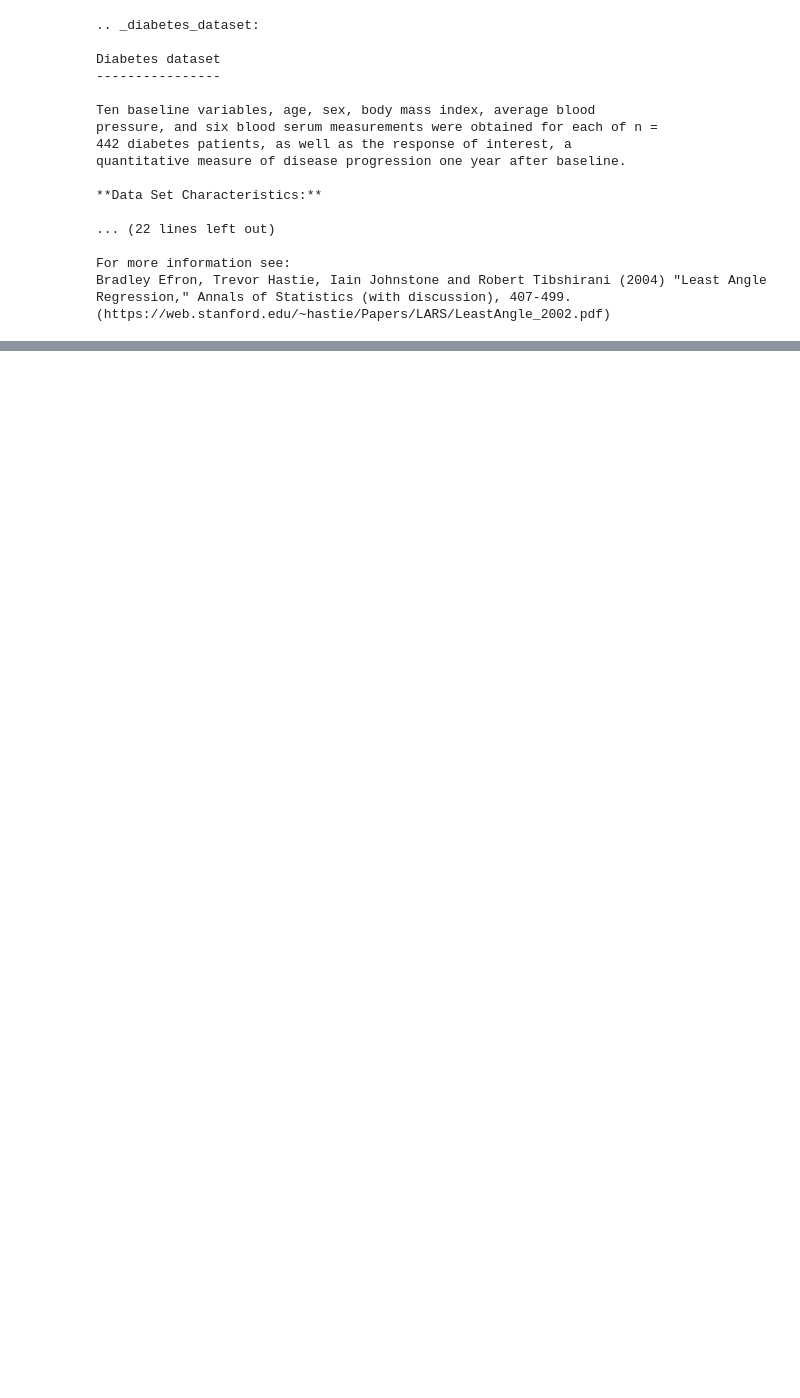
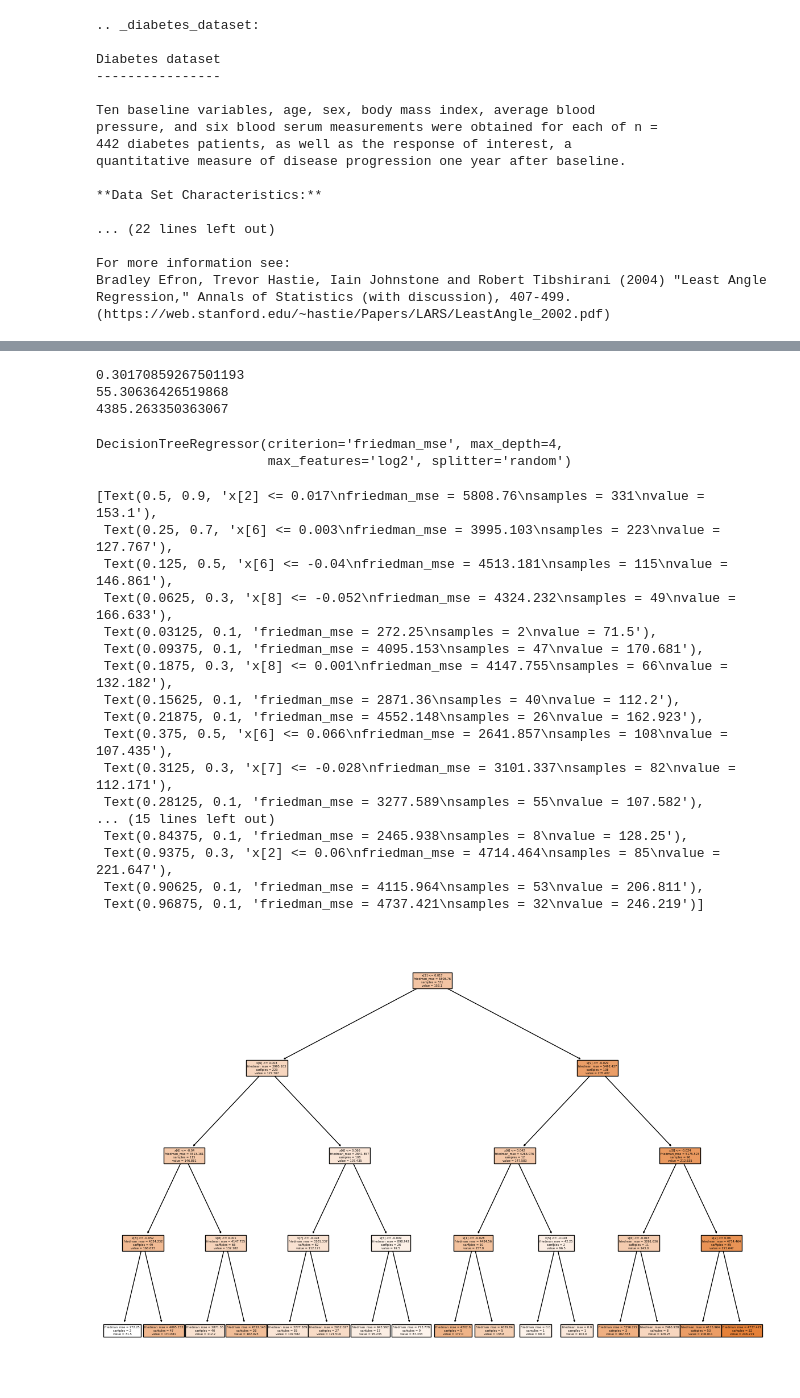
Before and after one commit to tasnim-shamsuddin/Decison_TRee_Classifier-Regressor, a Jupyter notebook: Diabetics_prediction.ipynb, the cells around one changed output, grey strips where cells are left out. Saved outputs shown, nothing was run; the diff lists cells and outputs as text; code cells hidden in the pictures; blank space fills up the shorter version.

Commit message:
did the hyper parameter tuning

```diff
--- a/Diabetics_prediction.ipynb
+++ b/Diabetics_prediction.ipynb
@@ -24,0 +114,6 @@ Bradley Efron, Trevor Hastie, Iain Johnstone and Robert Tibshirani (2004) "Least
+# %%
+grid=GridSearchCV(regressor,param_grid=param,cv=5,scoring="neg_mean_squared_error")
+# %%
+import warnings
+warnings.filterwarnings("ignore")
+grid.fit(x_train,y_train)
@@ -24,0 +139,38 @@ Bradley Efron, Trevor Hastie, Iain Johnstone and Robert Tibshirani (2004) "Least
+# %%
+print(r2_score(y_test,y_pred))
+print(mean_absolute_error(y_test,y_pred))
+print(mean_squared_error(y_test,y_pred))
+# %% [output]
+0.30170859267501193
+55.30636426519868
+4385.263350363067
+# %%
+select_model=DecisionTreeRegressor(criterion="friedman_mse",max_depth=4,max_features='log2',splitter='random')
+# %%
+select_model.fit(x_train,y_train)
+# %% [output]
+DecisionTreeRegressor(criterion='friedman_mse', max_depth=4,
+                      max_features='log2', splitter='random')
+# %%
+from sklearn import tree
+plt.figure(figsize=(15,10))
+tree.plot_tree(select_model,filled=True)
+# %% [output]
+[Text(0.5, 0.9, 'x[2] <= 0.017\nfriedman_mse = 5808.76\nsamples = 331\nvalue = 153.1'),
+ Text(0.25, 0.7, 'x[6] <= 0.003\nfriedman_mse = 3995.103\nsamples = 223\nvalue = 127.767'),
+ Text(0.125, 0.5, 'x[6] <= -0.04\nfriedman_mse = 4513.181\nsamples = 115\nvalue = 146.861'),
+ Text(0.0625, 0.3, 'x[8] <= -0.052\nfriedman_mse = 4324.232\nsamples = 49\nvalue = 166.633'),
+ Text(0.03125, 0.1, 'friedman_mse = 272.25\nsamples = 2\nvalue = 71.5'),
+ Text(0.09375, 0.1, 'friedman_mse = 4095.153\nsamples = 47\nvalue = 170.681'),
+ Text(0.1875, 0.3, 'x[8] <= 0.001\nfriedman_mse = 4147.755\nsamples = 66\nvalue = 132.182'),
+ Text(0.15625, 0.1, 'friedman_mse = 2871.36\nsamples = 40\nvalue = 112.2'),
+ Text(0.21875, 0.1, 'friedman_mse = 4552.148\nsamples = 26\nvalue = 162.923'),
+ Text(0.375, 0.5, 'x[6] <= 0.066\nfriedman_mse = 2641.857\nsamples = 108\nvalue = 107.435'),
+ Text(0.3125, 0.3, 'x[7] <= -0.028\nfriedman_mse = 3101.337\nsamples = 82\nvalue = 112.171'),
+ Text(0.28125, 0.1, 'friedman_mse = 3277.589\nsamples = 55\nvalue = 107.582'),
+... (15 lines left out)
+ Text(0.84375, 0.1, 'friedman_mse = 2465.938\nsamples = 8\nvalue = 128.25'),
+ Text(0.9375, 0.3, 'x[2] <= 0.06\nfriedman_mse = 4714.464\nsamples = 85\nvalue = 221.647'),
+ Text(0.90625, 0.1, 'friedman_mse = 4115.964\nsamples = 53\nvalue = 206.811'),
+ Text(0.96875, 0.1, 'friedman_mse = 4737.421\nsamples = 32\nvalue = 246.219')]
+[figure, added]
```
Also changed, not shown: parts of 16 cells of this notebook.
